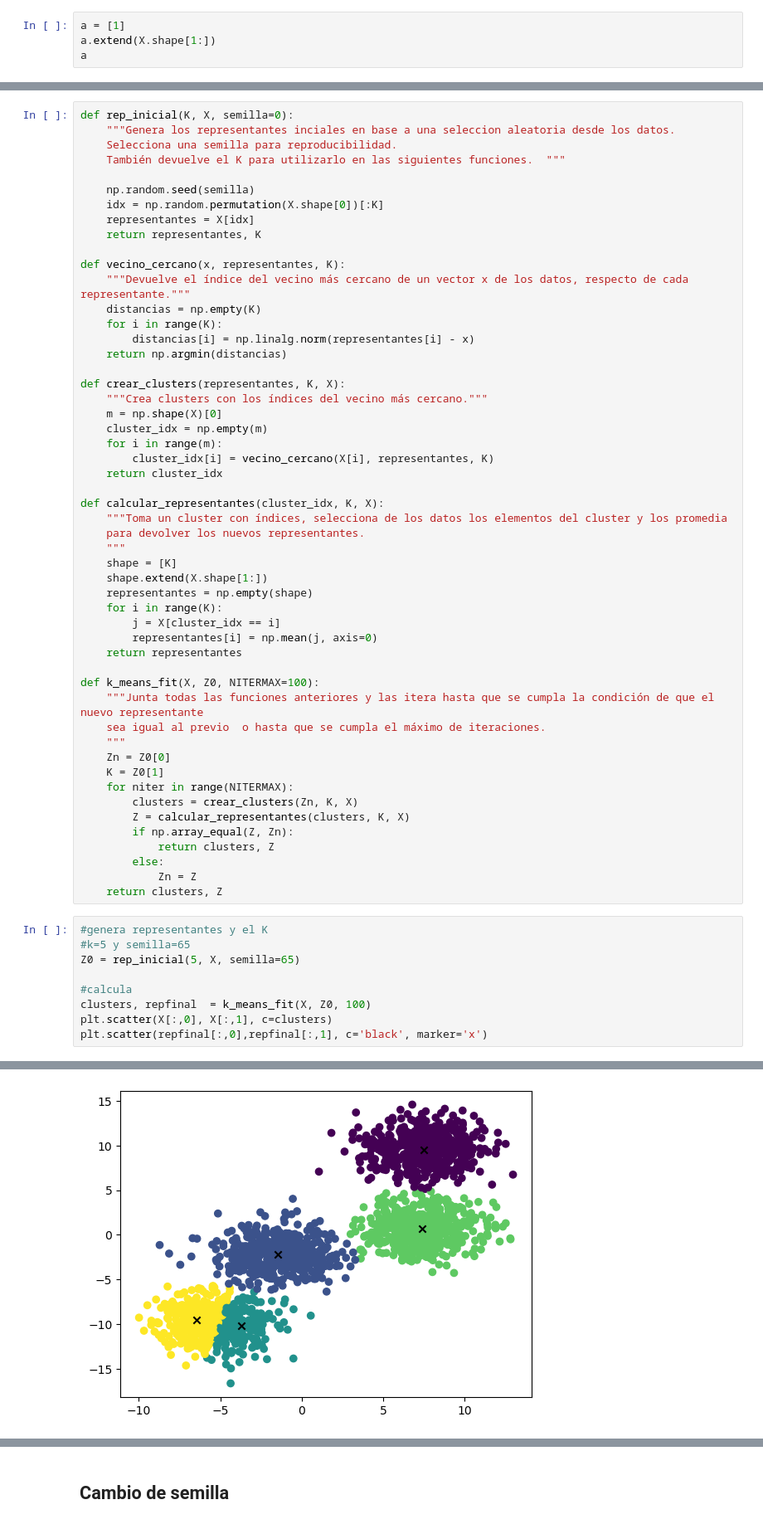
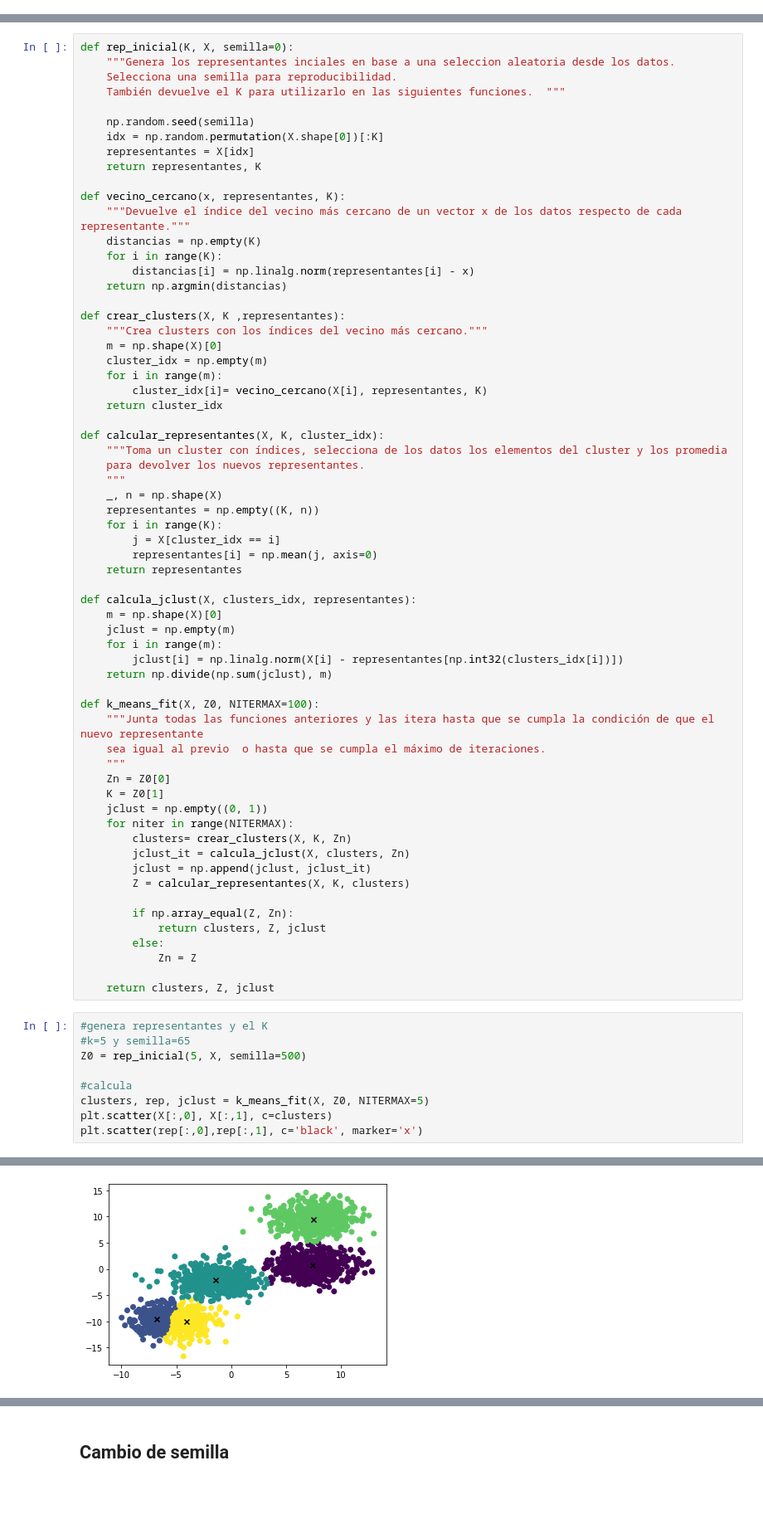
Before and after one commit to hperaltav/tareasmia, a Jupyter notebook: Untitled.ipynb, the cells around one changed output, grey strips where cells are left out. Shown: that part at 83% size. Cells and saved outputs as stored; diff of their text form; blank space fills up the shorter version.

Commit message:
Add files via upload
Ahora con JCLUST y gráficos de convergencia

```diff
--- a/Untitled.ipynb
+++ b/Untitled.ipynb
@@ -27,7 +29,3 @@ data = pd.read_csv('https://raw.githubusercontent.com/hperaltav/tareasmia/main/d
                    delimiter=',',
                    skipinitialspace=True)
 X = np.array(data)
-# %%
-a = [1]
-a.extend(X.shape[1:])
-a
@@ -50,31 +46,37 @@ def rep_inicial(K, X, semilla=0):
     return representantes, K
 
 def vecino_cercano(x, representantes, K):
-    """Devuelve el índice del vecino más cercano de un vector x de los datos, respecto de cada representante."""
+    """Devuelve el índice del vecino más cercano de un vector x de los datos respecto de cada representante."""
     distancias = np.empty(K)
     for i in range(K):
         distancias[i] = np.linalg.norm(representantes[i] - x)
     return np.argmin(distancias)
 
-def crear_clusters(representantes, K, X):
+def crear_clusters(X, K ,representantes):
     """Crea clusters con los índices del vecino más cercano."""
     m = np.shape(X)[0]
     cluster_idx = np.empty(m)
     for i in range(m):
-        cluster_idx[i] = vecino_cercano(X[i], representantes, K)
+        cluster_idx[i]= vecino_cercano(X[i], representantes, K)
     return cluster_idx
 
-def calcular_representantes(cluster_idx, K, X):
+def calcular_representantes(X, K, cluster_idx):
     """Toma un cluster con índices, selecciona de los datos los elementos del cluster y los promedia
     para devolver los nuevos representantes.
     """
-    shape = [K]
-    shape.extend(X.shape[1:])
-    representantes = np.empty(shape)
+    _, n = np.shape(X)
+    representantes = np.empty((K, n))
     for i in range(K):
         j = X[cluster_idx == i]
         representantes[i] = np.mean(j, axis=0)
     return representantes
+
+def calcula_jclust(X, clusters_idx, representantes):
+    m = np.shape(X)[0]
+    jclust = np.empty(m)
+    for i in range(m):
+        jclust[i] = np.linalg.norm(X[i] - representantes[np.int32(clusters_idx[i])])
+    return np.divide(np.sum(jclust), m)
 
 def k_means_fit(X, Z0, NITERMAX=100):
     """Junta todas las funciones anteriores y las itera hasta que se cumpla la condición de que el nuevo representante
@@ -82,23 +84,28 @@ def k_means_fit(X, Z0, NITERMAX=100):
     """
     Zn = Z0[0]
     K = Z0[1]
+    jclust = np.empty((0, 1))
     for niter in range(NITERMAX):
-        clusters = crear_clusters(Zn, K, X)
-        Z = calcular_representantes(clusters, K, X)
+        clusters= crear_clusters(X, K, Zn)
+        jclust_it = calcula_jclust(X, clusters, Zn)
+        jclust = np.append(jclust, jclust_it)
+        Z = calcular_representantes(X, K, clusters)
+
         if np.array_equal(Z, Zn):
-            return clusters, Z
+            return clusters, Z, jclust
         else:
             Zn = Z
-    return clusters, Z
+
+    return clusters, Z, jclust
 # %%
 #genera representantes y el K
 #k=5 y semilla=65
-Z0 = rep_inicial(5, X, semilla=65)
+Z0 = rep_inicial(5, X, semilla=500)
 
 #calcula
-clusters, repfinal  = k_means_fit(X, Z0, 100)
+clusters, rep, jclust = k_means_fit(X, Z0, NITERMAX=5)
 plt.scatter(X[:,0], X[:,1], c=clusters)
-plt.scatter(repfinal[:,0],repfinal[:,1], c='black', marker='x')
+plt.scatter(rep[:,0],rep[:,1], c='black', marker='x')
 # %% [output]
 <matplotlib.collections.PathCollection at 0x...>
-[figure, old version]
+[figure, new version]
```
Also changed, not shown: parts of 14 cells of this notebook.
